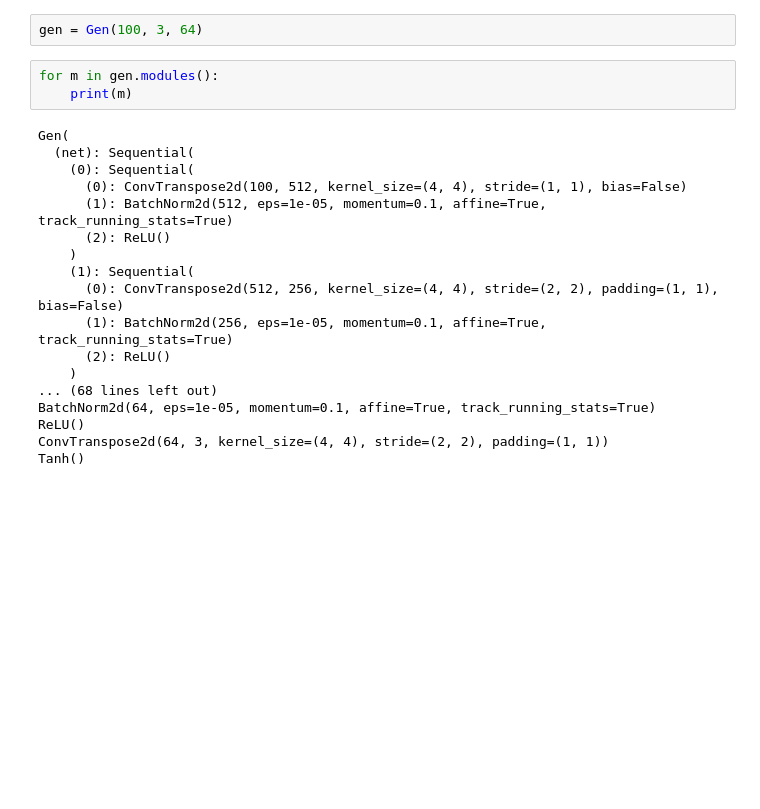
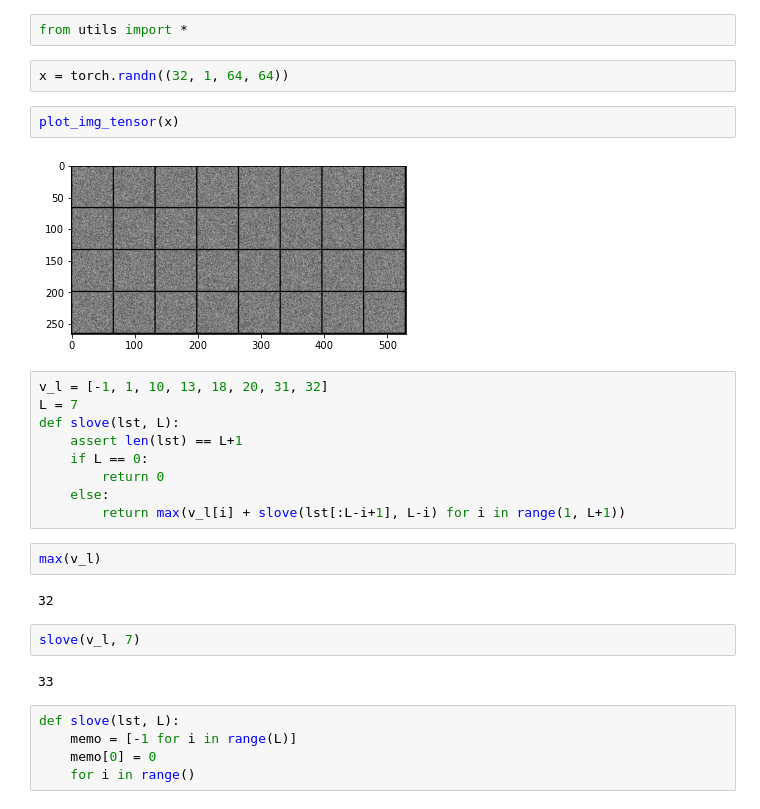
Before and after one commit to shaotao-art/Deep-Learning, a Jupyter notebook: temp.ipynb, the cells around one changed output. Drawn from its saved outputs; the diff is of its cells as text; blank space fills up the shorter version.

```diff
--- a/temp.ipynb
+++ b/temp.ipynb
@@ -62,23 +1,30 @@ class Gen(nn.Module):
-# %%
-gen = Gen(100, 3, 64)
-# %%
-for m in gen.modules():
-    print(m)
-# %% [output]
-Gen(
-  (net): Sequential(
-    (0): Sequential(
-      (0): ConvTranspose2d(100, 512, kernel_size=(4, 4), stride=(1, 1), bias=False)
-      (1): BatchNorm2d(512, eps=1e-05, momentum=0.1, affine=True, track_running_stats=True)
-      (2): ReLU()
-    )
-    (1): Sequential(
-      (0): ConvTranspose2d(512, 256, kernel_size=(4, 4), stride=(2, 2), padding=(1, 1), bias=False)
-      (1): BatchNorm2d(256, eps=1e-05, momentum=0.1, affine=True, track_running_stats=True)
-      (2): ReLU()
-    )
-... (68 lines left out)
-BatchNorm2d(64, eps=1e-05, momentum=0.1, affine=True, track_running_stats=True)
-ReLU()
-ConvTranspose2d(64, 3, kernel_size=(4, 4), stride=(2, 2), padding=(1, 1))
-Tanh()
+# %%
+from utils import *
+# %%
+x = torch.randn((32, 1, 64, 64))
+# %%
+plot_img_tensor(x)
+# %% [output]
+[figure, added]
+# %%
+v_l = [-1, 1, 10, 13, 18, 20, 31, 32]
+L = 7
+def slove(lst, L):
+    assert len(lst) == L+1
+    if L == 0:
+        return 0
+    else:
+        return max(v_l[i] + slove(lst[:L-i+1], L-i) for i in range(1, L+1))
+# %%
+max(v_l)
+# %% [output]
+32
+# %%
+slove(v_l, 7)
+# %% [output]
+33
+# %%
+def slove(lst, L):
+    memo = [-1 for i in range(L)]
+    memo[0] = 0
+    for i in range()
```
Also changed, not shown: parts of 2 cells of this notebook, 29 other files.
